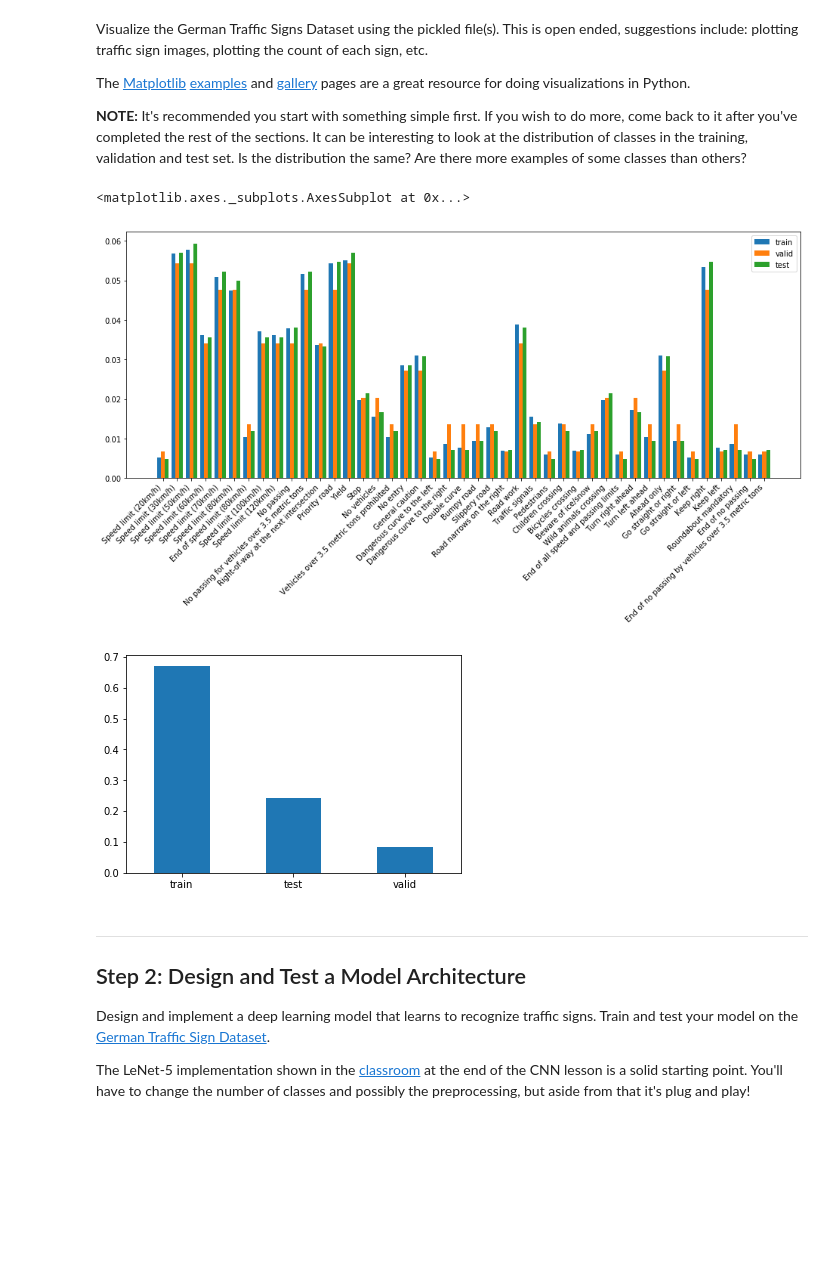
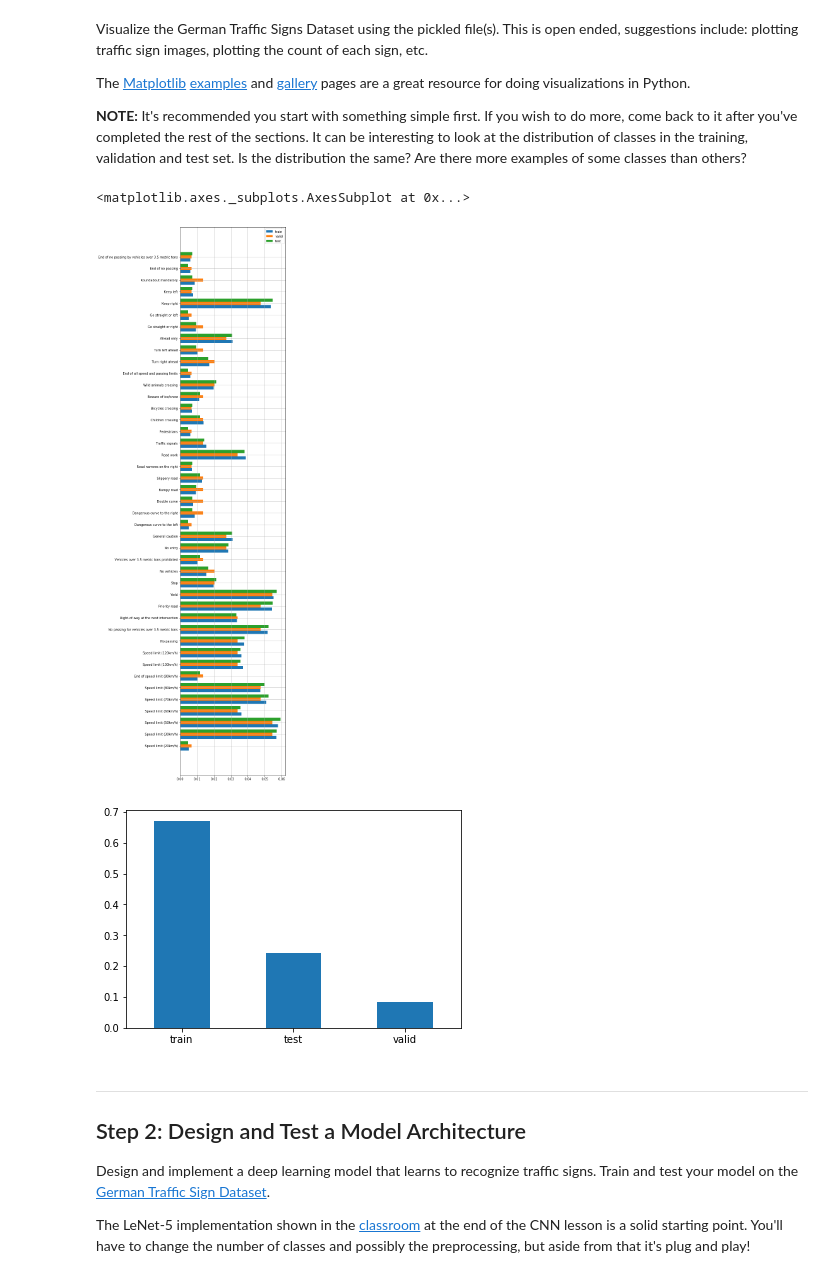
Before and after one commit to corrado9999/CarND-Traffic-Sign-Classifier-Project, a Jupyter notebook: Traffic_Sign_Classifier.ipynb, the cells around one changed output. Drawn from its saved outputs; the diff is of its cells as text; code cells hidden in the pictures; blank space fills up the shorter version.

```diff
--- a/Traffic_Sign_Classifier.ipynb
+++ b/Traffic_Sign_Classifier.ipynb
@@ -119,22 +119,24 @@ import matplotlib.pyplot as plt
 # Visualizations will be shown in the notebook.
 %matplotlib inline
 # %%
-plt.figure(figsize=(16,6))
+plt.figure(figsize=(6,32))
 plt.hist(
     [df_train['label'].values, df_valid['label'].values, df_test['label'].values],
     bins = list(signnames.keys()) + [max(signnames.keys())+1],
     label = 'train valid test'.split(),
     align = 'left',
     normed = True,
+    orientation = 'horizontal',
 )
-plt.xticks(*zip(*signnames.items()), rotation=45, horizontalalignment='right')
+plt.yticks(*zip(*signnames.items()))
 plt.legend()
+plt.grid()
 
 plt.figure()
 data['set'].value_counts(normalize=True).plot.bar(rot=0)
 # %% [output]
 <matplotlib.axes._subplots.AxesSubplot at 0x...>
-[figure, old version]
+[figure, new version]
 [figure]
 # %% [markdown]
 ----
```
Also changed, not shown: parts of 9 cells of this notebook.
